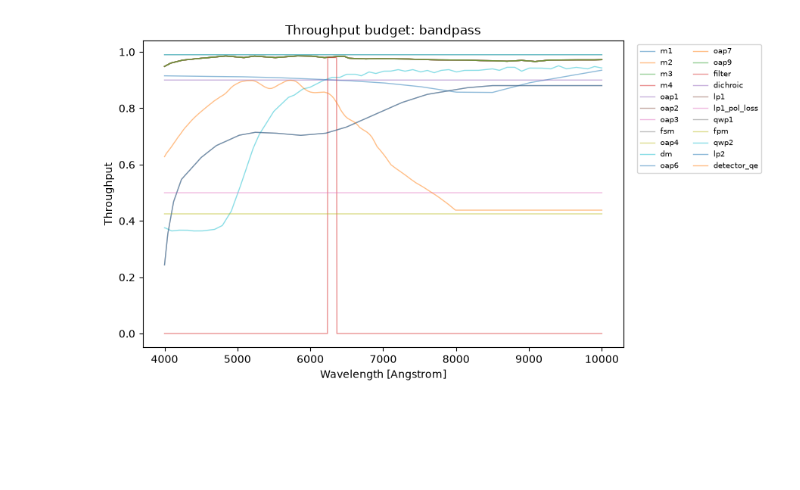
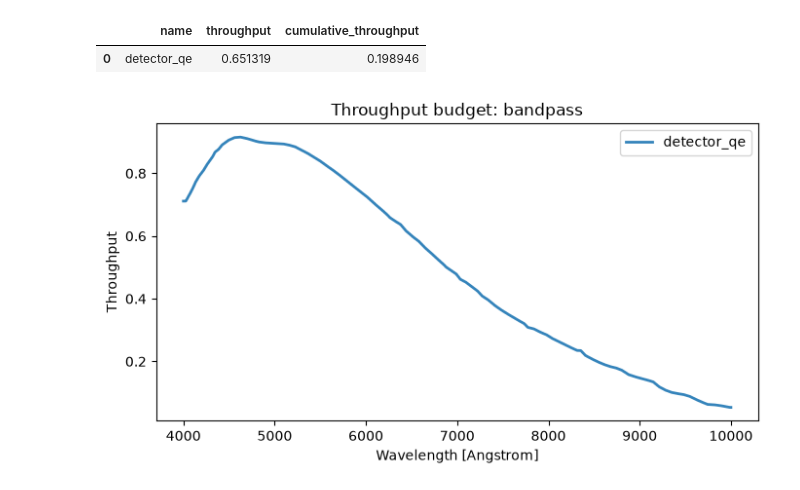
Before and after one commit to uasal/stp_etc_esc, a Jupyter notebook: notebooks/ESC_ThroughputBudget_Demo.ipynb, the cells around one changed output. Cells and saved outputs as stored; diff of their text form; code cells hidden in the pictures; blank space fills up the shorter version.

```diff
--- a/notebooks/ESC_ThroughputBudget_Demo.ipynb
+++ b/notebooks/ESC_ThroughputBudget_Demo.ipynb
@@ -267,14 +61,14 @@ plt.tight_layout()
 # %%
-# Each component's own throughput over a wide range. Components with
-# identical spectral shapes (for example the same coating) overlap.
+qe = obs.get_throughput_budget(6300 * u.AA, components="detector_qe")
+display(qe[["name", "throughput", "cumulative_throughput"]])
+
 wavelengths = np.arange(4000, 10001, 5) * u.AA
-
-fig, ax = plt.subplots(figsize=(9, 5))
-fig, ax, lines = ESC.plot_throughput_budget(
-    wavelengths, bandpass="bandpass", show_cumulative=False,
-    show_final=False, ax=ax)
-ax.legend(fontsize="x-small", ncol=2, bbox_to_anchor=(1.02, 1),
-          loc="upper left")
+fig, ax = plt.subplots(figsize=(7, 4))
+obs.plot_throughput_budget(wavelengths, components="detector_qe",
+                           show_cumulative=False, show_final=False, ax=ax)
+ax.legend()
 plt.tight_layout()
 # %% [output]
+|  | name | throughput | cumulative_throughput |
+| 0 | detector_qe | 0.651319 | 0.198946 |
-[figure, old version]
+[figure, new version]
```
Also changed, not shown: parts of 26 cells of this notebook, 2 other files.
